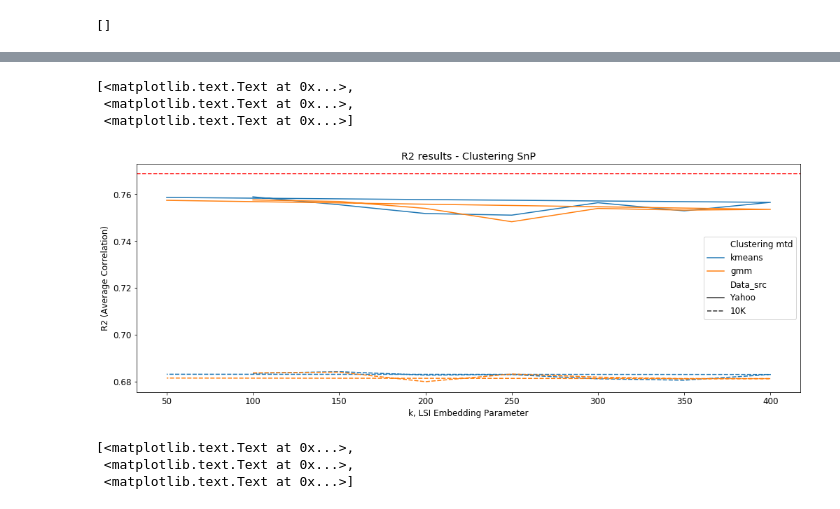
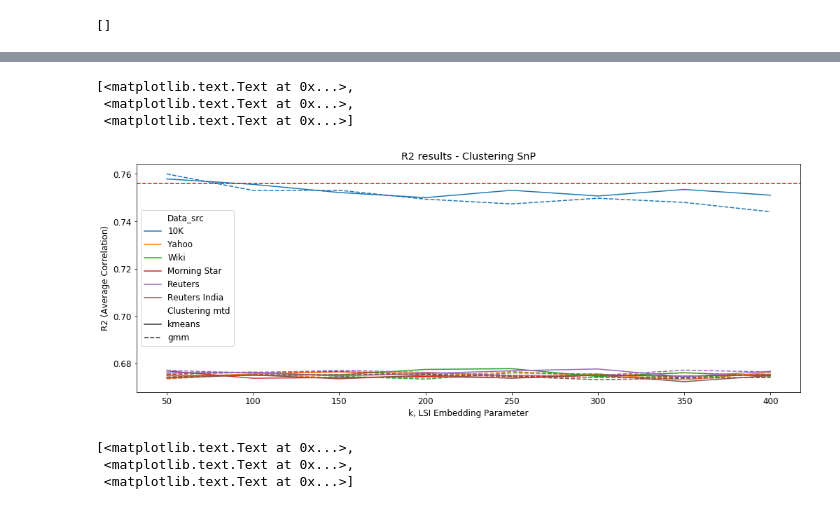
Before and after one commit to Sivalavida/Text-based-Industry-Classification, a Jupyter notebook: LSI Word Embedding.ipynb, the cells around one changed output, grey strips where cells are left out. Drawn from its saved outputs; the diff is of its cells as text; code cells hidden in the pictures.

Commit message:
ran nlp algo on all new data sources

```diff
--- a/LSI Word Embedding.ipynb
+++ b/LSI Word Embedding.ipynb
@@ -207,0 +268,3 @@ snp_desc_yahoo_df[~snp_desc_yahoo_df.Ticker.isin(snp_desc_wiki_df.Ticker)]
+# %%
+snp_desc_reuters_df = pd.read_csv('scrapy_spiders/data_out/snp_desc_reuters.csv').dropna().reset_index(drop=True)
+snp_desc_reuters_df = pd.merge(snp_desc_reuters_df, ticker_to_gics_df, on='Ticker')
@@ -207,0 +300,3 @@ snp_desc_yahoo_df[~snp_desc_yahoo_df.Ticker.isin(snp_desc_wiki_df.Ticker)]
+# %%
+snp_desc_ri_df = pd.read_csv('scrapy_spiders/data_out/snp_desc_reuters_india.csv').dropna().reset_index(drop=True)
+snp_desc_ri_df = pd.merge(snp_desc_ri_df, ticker_to_gics_df, on='Ticker')
@@ -304,9 +427,16 @@ russell_desc_wiki_df.Description.iloc[100]
 ### Snp Filtering
 # %%
 snp_desc_10K_df = russell_desc_10K_df[russell_desc_10K_df.Ticker.isin(snp_desc_yahoo_df.Ticker) &
-                                      russell_desc_10K_df.Ticker.isin(snp_desc_wiki_df.Ticker)].reset_index(drop=True)
+                                      russell_desc_10K_df.Ticker.isin(snp_desc_wiki_df.Ticker) &
+                                      russell_desc_10K_df.Ticker.isin(snp_desc_ms_df.Ticker) &
+                                      russell_desc_10K_df.Ticker.isin(snp_desc_reuters_df.Ticker) &
+                                      russell_desc_10K_df.Ticker.isin(snp_desc_ri_df.Ticker)].reset_index(drop=True)
+
 snp_desc_yahoo_df = snp_desc_yahoo_df[snp_desc_yahoo_df.Ticker.isin(snp_desc_10K_df.Ticker)].reset_index(drop=True)
 snp_desc_wiki_df = snp_desc_wiki_df[snp_desc_wiki_df.Ticker.isin(snp_desc_10K_df.Ticker)].reset_index(drop=True)
+snp_desc_ms_df = snp_desc_ms_df[snp_desc_ms_df.Ticker.isin(snp_desc_10K_df.Ticker)].reset_index(drop=True)
+snp_desc_reuters_df = snp_desc_reuters_df[snp_desc_reuters_df.Ticker.isin(snp_desc_10K_df.Ticker)].reset_index(drop=True)
+snp_desc_ri_df = snp_desc_ri_df[snp_desc_ri_df.Ticker.isin(snp_desc_10K_df.Ticker)].reset_index(drop=True)
 # %% [markdown]
 ### Russell Filtering
 # %%
@@ -361,8 +490,8 @@ print(russell_desc_yahoo_df.shape)
 # %% [markdown]
 # Global Vars: Tickers, Description, Classifier to be used
 # %%
-DATA_SRCS = ['10K', 'Yahoo', 'Wiki']
-desc_dfs = [snp_desc_10K_df, snp_desc_yahoo_df, snp_desc_wiki_df]
+DATA_SRCS = ['10K', 'Yahoo', 'Wiki', 'Morning Star', 'Reuters', 'Reuters India']
+desc_dfs = [snp_desc_10K_df, snp_desc_yahoo_df, snp_desc_wiki_df, snp_desc_ms_df, snp_desc_reuters_df, snp_desc_ri_df]
 desc_lists = [desc_df['Description'] for desc_df in desc_dfs]
 NUM_INDUSTRIES =  len(set(desc_dfs[0].GICS)) #69
 
@@ -1009,13 +1117,13 @@ avg_R2_df.head()
 # %%
-ax = sns.lineplot(data=avg_R2_df, x='k', y='Average R2', hue='Clustering mtd', style='Data_src')
+ax = sns.lineplot(data=avg_R2_df, x='k', y='Average R2', hue='Data_src', style='Clustering mtd', sort=False)
 ax.axhline(GICS_R2, color="red", linestyle="--")
 ax.set(xlabel='k, LSI Embedding Parameter', ylabel='R2 (Average Correlation)', title='R2 results - Clustering SnP')
 # plt.savefig('data_out/images/1_1.png')
 # %% [output]
 [<matplotlib.text.Text at 0x...>,
  <matplotlib.text.Text at 0x...>,
  <matplotlib.text.Text at 0x...>]
-[figure, old version]
+[figure, new version]
 # %%
 ax = sns.lineplot(data=avg_R2_df, x='k', y='Average R2', hue='Clustering mtd', style='Data_src', sort=False)
 ax.axhline(GICS_R2, color="red", linestyle="--", label='GICS R2')
```
Also changed, not shown: parts of 60 cells of this notebook, 3 other files.
